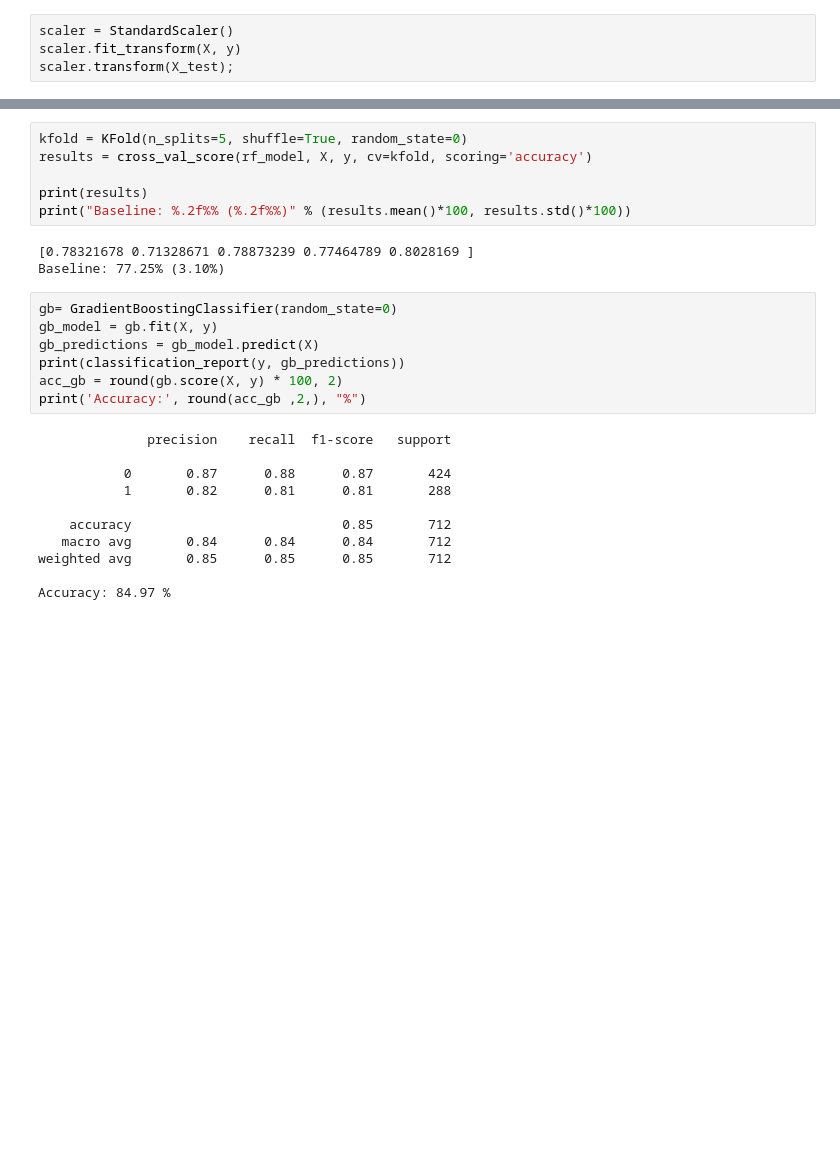
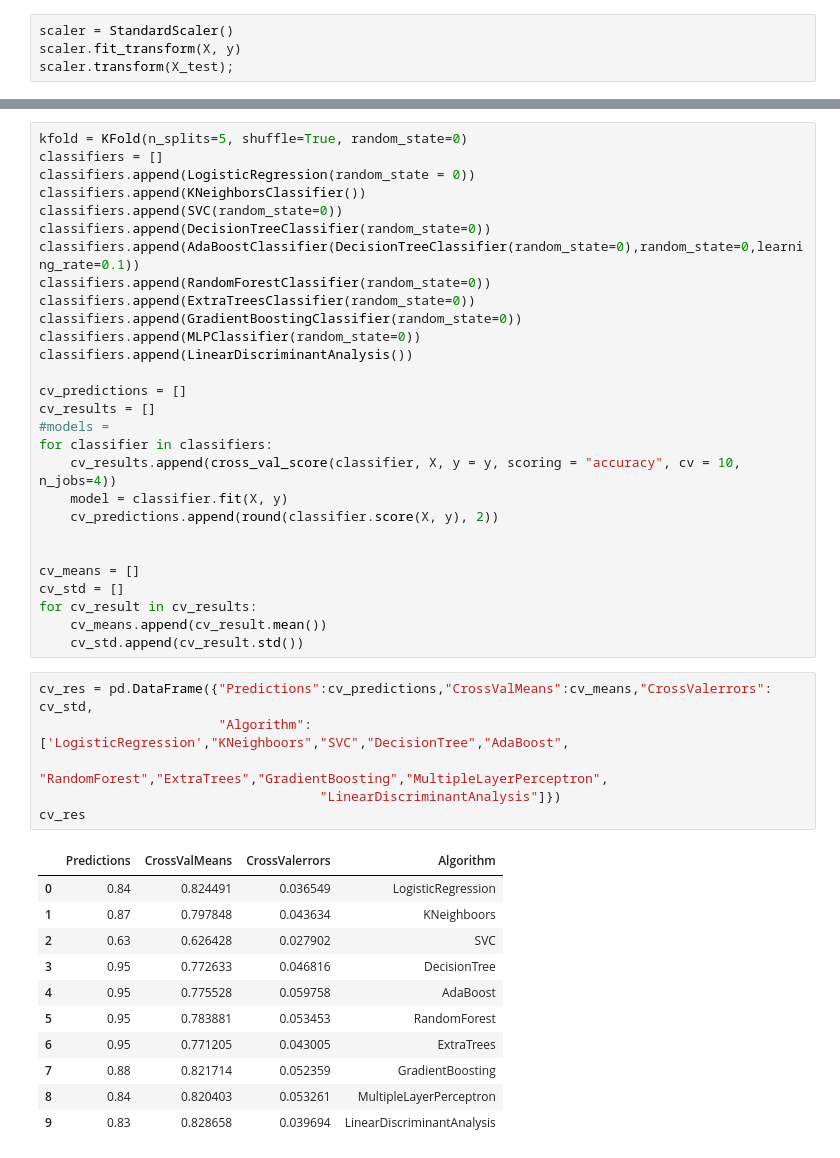
Before and after one commit to imary16/SurvivalTitanic, a Jupyter notebook: Titanic-Survival.ipynb, the cells around one changed output, grey strips where cells are left out. Cells and saved outputs as stored; diff of their text form; blank space fills up the shorter version.

```diff
--- a/Titanic-Survival.ipynb
+++ b/Titanic-Survival.ipynb
@@ -325,27 +234,46 @@ Accuracy: 94.8 %
-# %%
-kfold = KFold(n_splits=5, shuffle=True, random_state=0)
-results = cross_val_score(rf_model, X, y, cv=kfold, scoring='accuracy')
-
-print(results)
-print("Baseline: %.2f%% (%.2f%%)" % (results.mean()*100, results.std()*100))
-# %% [output]
-[0.78321678 0.71328671 0.78873239 0.77464789 0.8028169 ]
-Baseline: 77.25% (3.10%)
-# %%
-gb= GradientBoostingClassifier(random_state=0)
-gb_model = gb.fit(X, y)
-gb_predictions = gb_model.predict(X)
-print(classification_report(y, gb_predictions))
-acc_gb = round(gb.score(X, y) * 100, 2)
-print('Accuracy:', round(acc_gb ,2,), "%")
-# %% [output]
-              precision    recall  f1-score   support
-
-           0       0.87      0.88      0.87       424
-           1       0.82      0.81      0.81       288
-
-    accuracy                           0.85       712
-   macro avg       0.84      0.84      0.84       712
-weighted avg       0.85      0.85      0.85       712
-
-Accuracy: 84.97 %
+# %%
+kfold = KFold(n_splits=5, shuffle=True, random_state=0)
+classifiers = []
+classifiers.append(LogisticRegression(random_state = 0))
+classifiers.append(KNeighborsClassifier())
+classifiers.append(SVC(random_state=0))
+classifiers.append(DecisionTreeClassifier(random_state=0))
+classifiers.append(AdaBoostClassifier(DecisionTreeClassifier(random_state=0),random_state=0,learning_rate=0.1))
+classifiers.append(RandomForestClassifier(random_state=0))
+classifiers.append(ExtraTreesClassifier(random_state=0))
+classifiers.append(GradientBoostingClassifier(random_state=0))
+classifiers.append(MLPClassifier(random_state=0))
+classifiers.append(LinearDiscriminantAnalysis())
+
+cv_predictions = []
+cv_results = []
+#models =
+for classifier in classifiers:
+    cv_results.append(cross_val_score(classifier, X, y = y, scoring = "accuracy", cv = 10, n_jobs=4))
+    model = classifier.fit(X, y)
+    cv_predictions.append(round(classifier.score(X, y), 2))
+
+
+cv_means = []
+cv_std = []
+for cv_result in cv_results:
+    cv_means.append(cv_result.mean())
+    cv_std.append(cv_result.std())
+# %%
+cv_res = pd.DataFrame({"Predictions":cv_predictions,"CrossValMeans":cv_means,"CrossValerrors": cv_std,
+                       "Algorithm":['LogisticRegression',"KNeighboors","SVC","DecisionTree","AdaBoost",
+                                    "RandomForest","ExtraTrees","GradientBoosting","MultipleLayerPerceptron",
+                                    "LinearDiscriminantAnalysis"]})
+cv_res
+# %% [output]
+|  | Predictions | CrossValMeans | CrossValerrors | Algorithm |
+| 0 | 0.84 | 0.824491 | 0.036549 | LogisticRegression |
+| 1 | 0.87 | 0.797848 | 0.043634 | KNeighboors |
+| 2 | 0.63 | 0.626428 | 0.027902 | SVC |
+| 3 | 0.95 | 0.772633 | 0.046816 | DecisionTree |
+| 4 | 0.95 | 0.775528 | 0.059758 | AdaBoost |
+| 5 | 0.95 | 0.783881 | 0.053453 | RandomForest |
+| 6 | 0.95 | 0.771205 | 0.043005 | ExtraTrees |
+| 7 | 0.88 | 0.821714 | 0.052359 | GradientBoosting |
+| 8 | 0.84 | 0.820403 | 0.053261 | MultipleLayerPerceptron |
+| 9 | 0.83 | 0.828658 | 0.039694 | LinearDiscriminantAnalysis |
```
Also changed, not shown: parts of 13 cells of this notebook, 1 other file.
